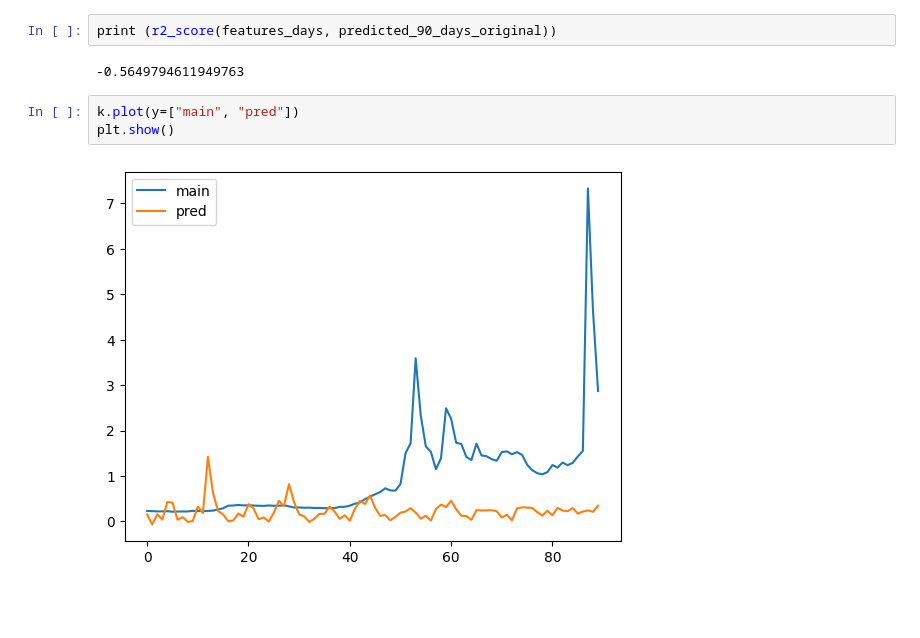
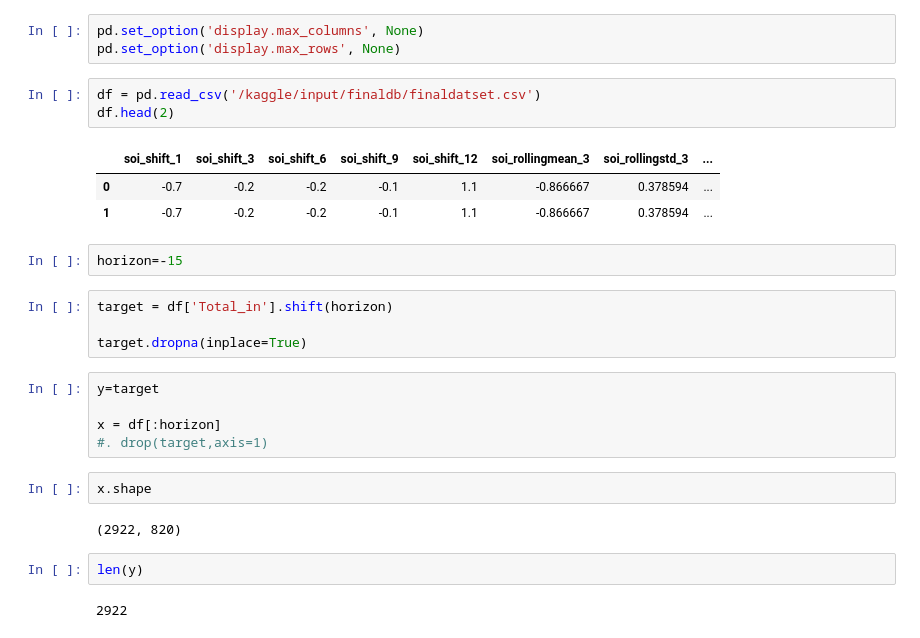
Before and after one commit to homa-abedin/Dams, a Jupyter notebook: dams-teh.ipynb, the cells around one changed output. Saved outputs shown, nothing was run; the diff lists cells and outputs as text; blank space fills up the shorter version.

Commit message:
Kaggle Notebook | dams_Teh  | xgbregressor with -15 predict

```diff
--- a/dams-teh.ipynb
+++ b/dams-teh.ipynb
@@ -469,9 +40,29 @@ k.head()
-# %%
-print (r2_score(features_days, predicted_90_days_original))
-# %% [output]
--0.5649794611949763
-# %%
-k.plot(y=["main", "pred"])
-plt.show()
-# %% [output]
-[figure, removed]
+# %%
+pd.set_option('display.max_columns', None)
+pd.set_option('display.max_rows', None)
+# %%
+df = pd.read_csv('/kaggle/input/finaldb/finaldatset.csv')
+df.head(2)
+# %% [output]
+|  | soi_shift_1 | soi_shift_3 | soi_shift_6 | soi_shift_9 | soi_shift_12 | soi_rollingmean_3 | soi_rollingstd_3 | ... |
+| 0 | -0.7 | -0.2 | -0.2 | -0.1 | 1.1 | -0.866667 | 0.378594 | ... |
+| 1 | -0.7 | -0.2 | -0.2 | -0.1 | 1.1 | -0.866667 | 0.378594 | ... |
+# %%
+horizon=-15
+# %%
+target = df['Total_in'].shift(horizon)
+
+target.dropna(inplace=True)
+# %%
+y=target
+
+x = df[:horizon]
+#. drop(target,axis=1)
+# %%
+x.shape
+# %% [output]
+(2922, 820)
+# %%
+len(y)
+# %% [output]
+2922
```
Also changed, not shown: parts of 52 cells of this notebook.
